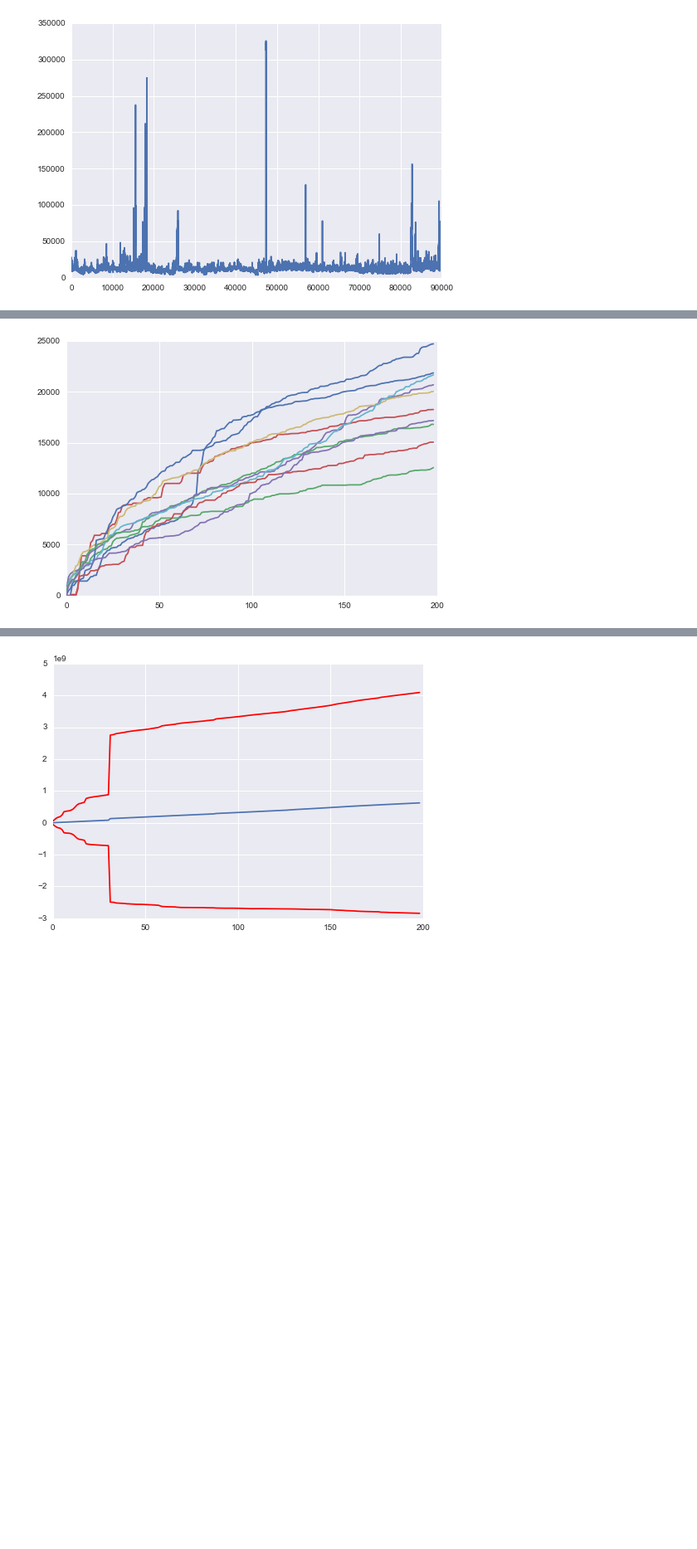
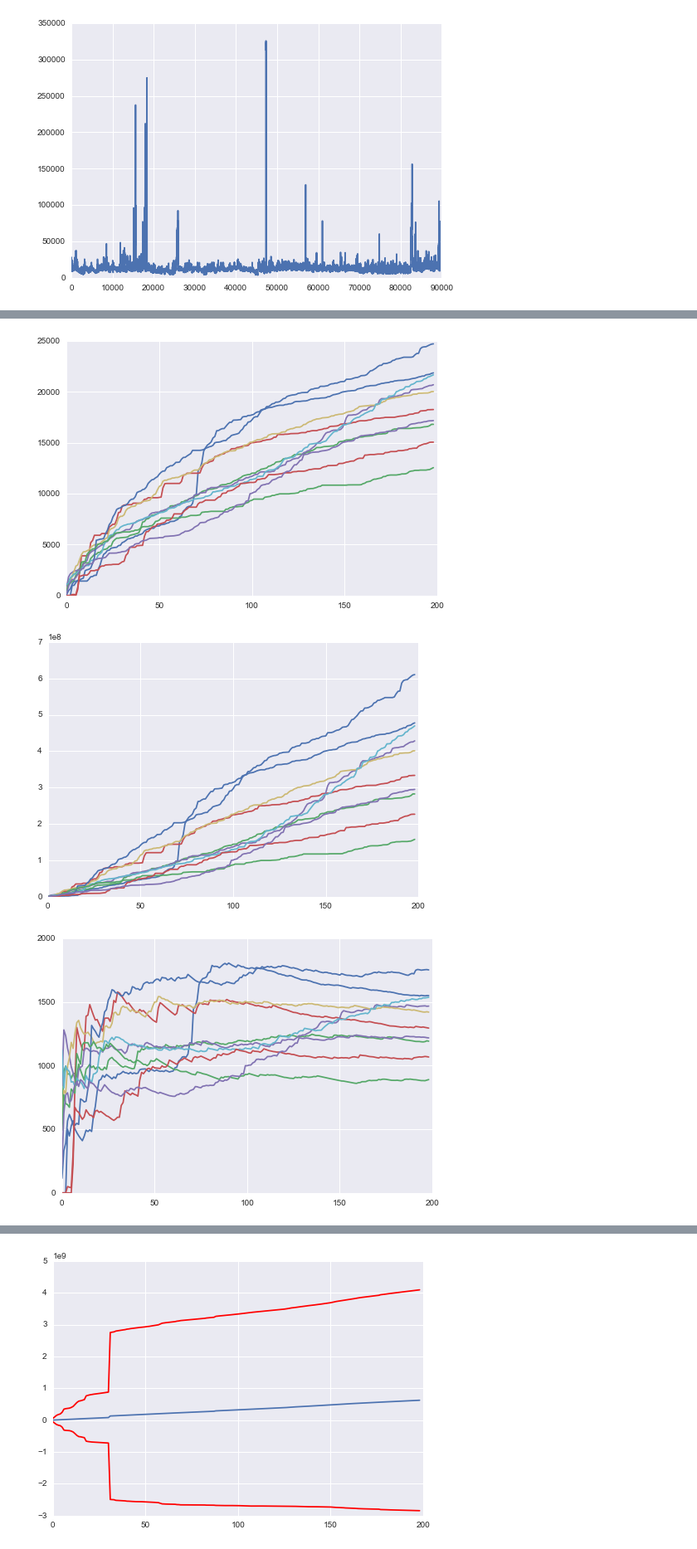
Before and after one commit to MatthewMcGonagle/KaggleZillow, a Jupyter notebook: DiffusionExploration.ipynb, the cells around one changed output, grey strips where cells are left out. Shown at 83% size. Saved outputs shown, nothing was run; the diff lists cells and outputs as text; code cells hidden in the pictures; blank space fills up the shorter version.

```diff
--- a/DiffusionExploration.ipynb
+++ b/DiffusionExploration.ipynb
@@ -72,18 +121,30 @@ plt.show()
 # %%
 # Look at some graphs of neighbordistance.
 rows = [39443, 26731, 86762, 17919, 57678,  7432,  6010, 73658, 20642, 47720]
 #rows = np.random.randint(len(nbrdistance), size = 10)
 
 Y = nbrdistance[rows]
 for row in Y:
     plt.plot(row)
 plt.show()
 
 rows = [73565, 60366, 43489,  7169, 58025, 17280, 58166, 22021, 33973, 70549]
 Y = nbrdistance[rows]
 for row in Y:
     plt.plot(row)
 plt.show()
+
+for row in Y:
+    plt.plot(row**2)
+plt.show()
+
+
+num = np.arange(1,len(nbrdistance[0])+1,1.0)
+for row in Y:
+    plt.plot(row / np.sqrt(num))
+plt.show()
 # %% [output]
 [figure]
 [figure]
+[figure, added]
+[figure, added]
```
Also changed, not shown: parts of 12 cells of this notebook.
